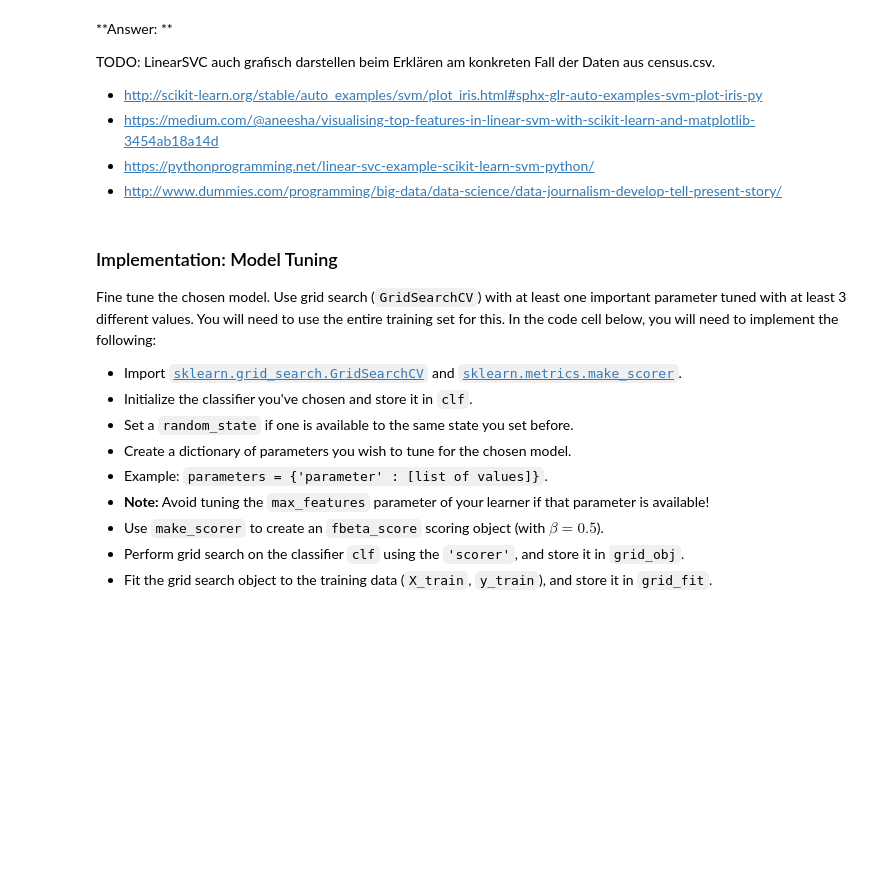
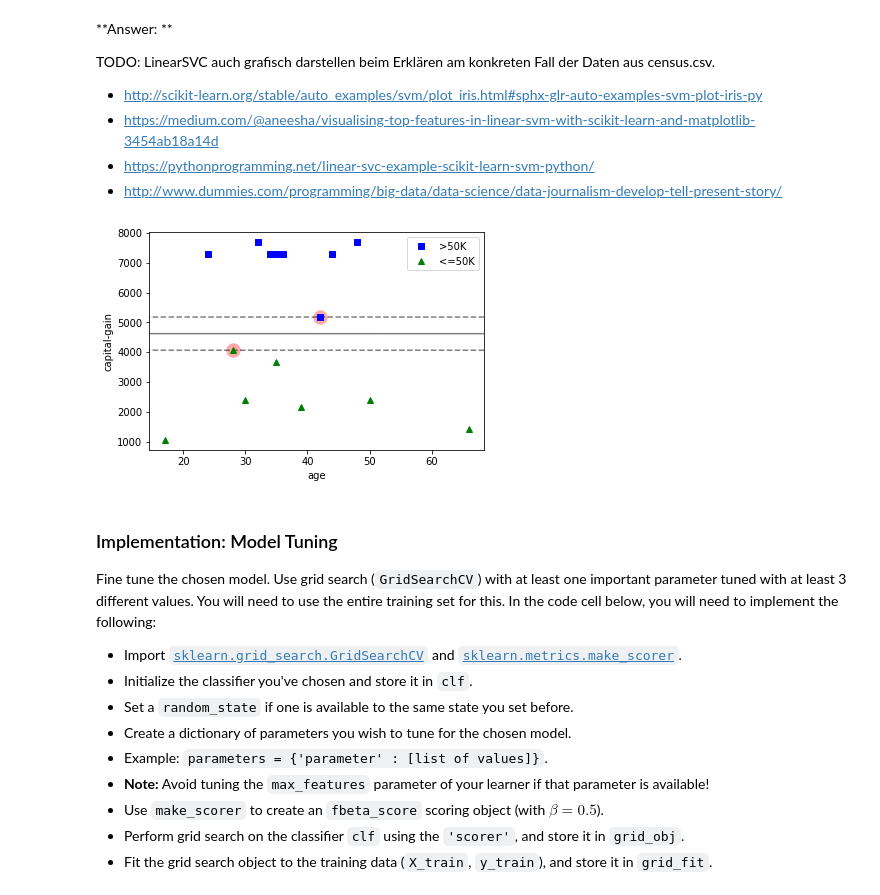
Before and after one commit to KnollFrank/Finding-Donors-for-CharityML, a Jupyter notebook: finding_donors.ipynb, the cells around one changed output. Saved outputs shown, nothing was run; the diff lists cells and outputs as text; code cells hidden in the pictures; blank space fills up the shorter version.

```diff
--- a/finding_donors.ipynb
+++ b/finding_donors.ipynb
@@ -475,6 +475,58 @@ TODO: LinearSVC auch grafisch darstellen beim Erklären am konkreten Fall der Da
 * https://medium.com/@aneesha/visualising-top-features-in-linear-svm-with-scikit-learn-and-matplotlib-3454ab18a14d
 * https://pythonprogramming.net/linear-svc-example-scikit-learn-svm-python/
 * http://www.dummies.com/programming/big-data/data-science/data-journalism-develop-tell-present-story/
+# %%
+# adapted from http://scikit-learn.org/stable/auto_examples/svm/plot_separating_hyperplane.html#sphx-glr-auto-examples-svm-plot-separating-hyperplane-py
+from sklearn.svm import SVC
+
+def plot(data, income, fmt):
+    data_having_income = data[data['income'] == income]
+    plt.plot(data_having_income['age'], data_having_income['capital-gain'], fmt, label=income)
+
+def plot2(data):
+    plot(data, ">50K", "bs")
+    plot(data, "<=50K", "g^")
+    plt.legend()
+    plt.xlabel("age")
+    plt.ylabel("capital-gain")
+
+def train_predict_SVC(data):
+    y = data['income']
+    X = data.drop('income', axis = 1)
+
+    clf = SVC(kernel='linear', C=.001, random_state=815)
+    clf.fit(X, y)
+    return clf
+
+def plot_decision_boundary_and_support_vectors(clf):
+    # create grid to evaluate model
+    xx = np.linspace(xlim[0], xlim[1], 30)
+    yy = np.linspace(ylim[0], ylim[1], 30)
+    YY, XX = np.meshgrid(yy, xx)
+    xy = np.vstack([XX.ravel(), YY.ravel()]).T
+    Z = clf.decision_function(xy).reshape(XX.shape)
+
+    # plot decision boundary and margins
+    ax.contour(XX, YY, Z, colors='k', levels=[-1, 0, 1], alpha=0.5, linestyles=['--', '-', '--'])
+    # plot support vectors
+    ax.scatter(clf.support_vectors_[:, 0], clf.support_vectors_[:, 1], s=180, linewidth=1, facecolors='#FFAAAA')
+
+    plt.show()
+
+data = pd.read_csv("census.csv")
+data = data[['age', 'capital-gain', 'income']]
+data = data.loc[[0,9,56,97,104,184,191,210,213,250,251,255,258,278,289]]
+plot2(data)
+
+# plot the decision function
+ax = plt.gca()
+xlim = ax.get_xlim()
+ylim = ax.get_ylim()
+
+clf = train_predict_SVC(data)
+plot_decision_boundary_and_support_vectors(clf)
+# %% [output]
+[figure, added]
 # %% [markdown]
 ### Implementation: Model Tuning
 Fine tune the chosen model. Use grid search (`GridSearchCV`) with at least one important parameter tuned with at least 3 different values. You will need to use the entire training set for this. In the code cell below, you will need to implement the following:
```
Also changed, not shown: parts of 2 cells of this notebook.
